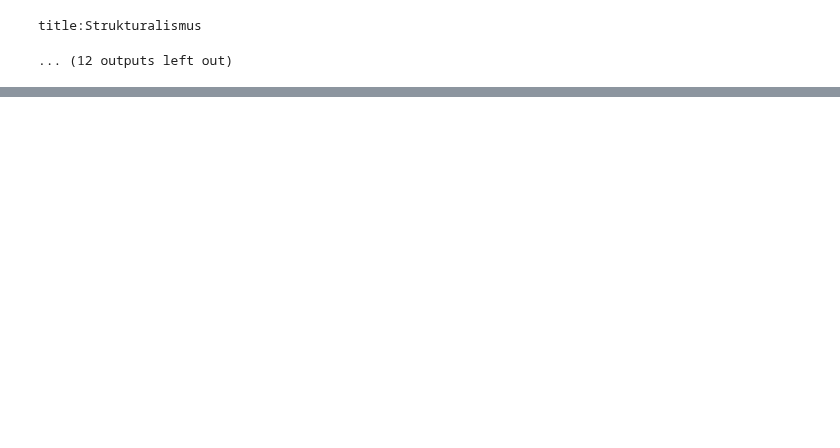
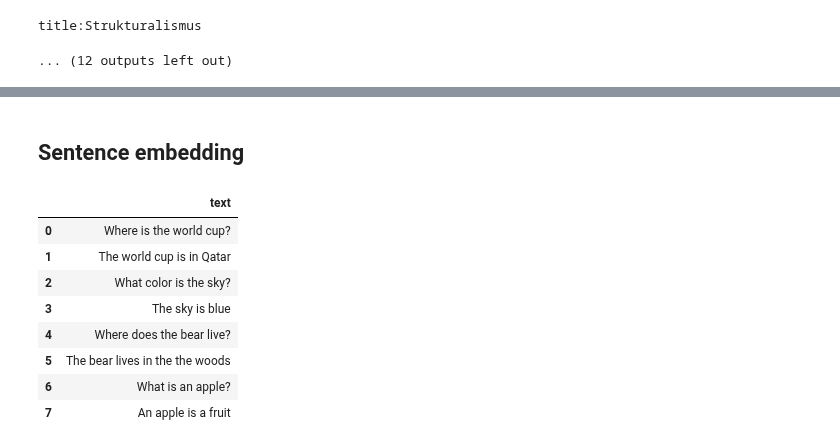
Before and after one commit to aadehamid/embeddings, a Jupyter notebook: search.ipynb, the cells around one changed output, grey strips where cells are left out. Saved outputs shown, nothing was run; the diff lists cells and outputs as text; code cells hidden in the pictures; blank space fills up the shorter version.

```diff
--- a/search.ipynb
+++ b/search.ipynb
@@ -132,0 +184,26 @@ title:Strukturalismus
+# %% [markdown]
+## Sentence embedding
+# %%
+sentences = pd.DataFrame({'text':
+  [
+   'Where is the world cup?',
+   'The world cup is in Qatar',
+   'What color is the sky?',
+   'The sky is blue',
+   'Where does the bear live?',
+   'The bear lives in the the woods',
+   'What is an apple?',
+   'An apple is a fruit',
+  ]})
+
+sentences
+# %% [output]
+|  | text |
+| 0 | Where is the world cup? |
+| 1 | The world cup is in Qatar |
+| 2 | What color is the sky? |
+| 3 | The sky is blue |
+| 4 | Where does the bear live? |
+| 5 | The bear lives in the the woods |
+| 6 | What is an apple? |
+| 7 | An apple is a fruit |
```
Also changed, not shown: parts of 12 cells of this notebook.
